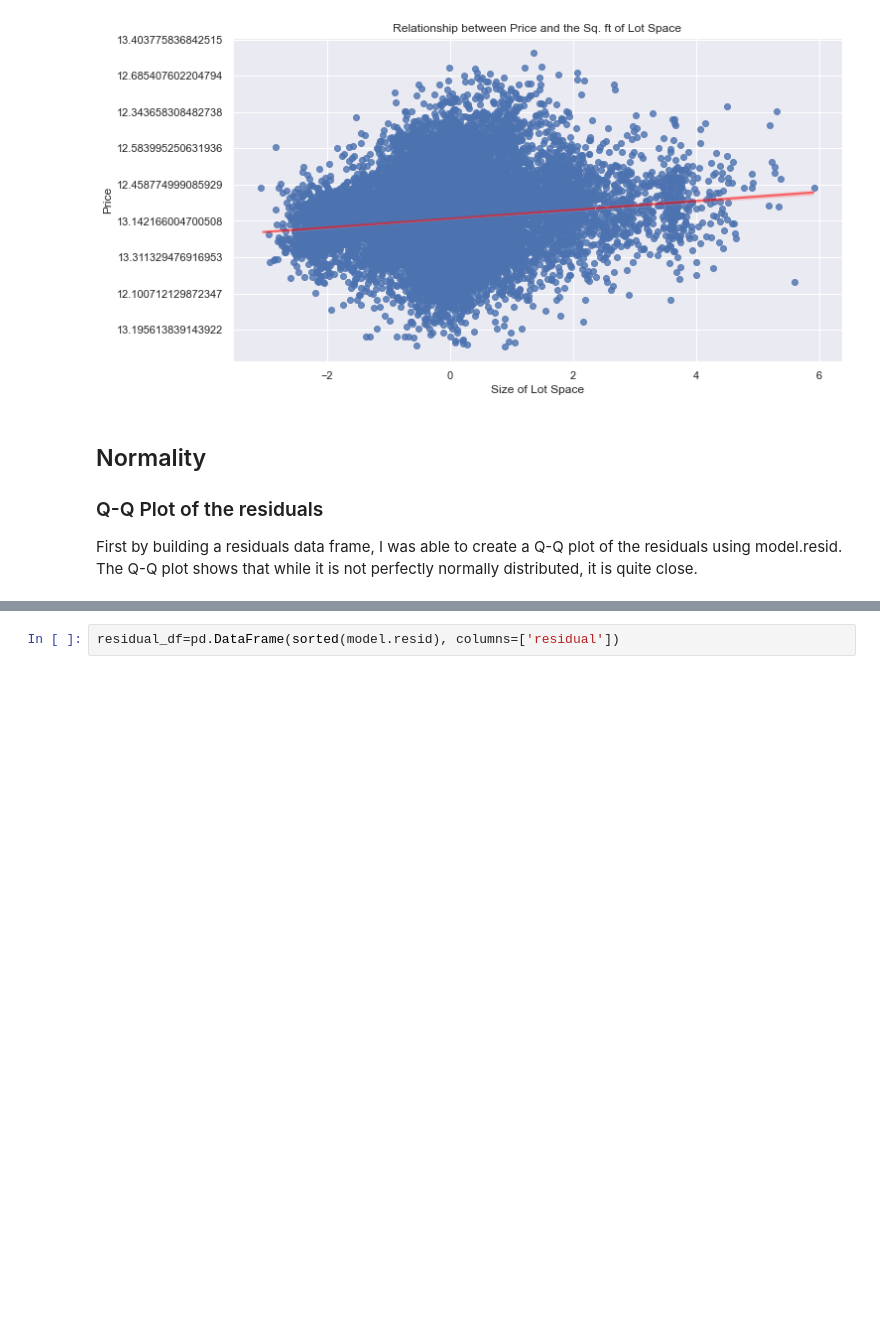
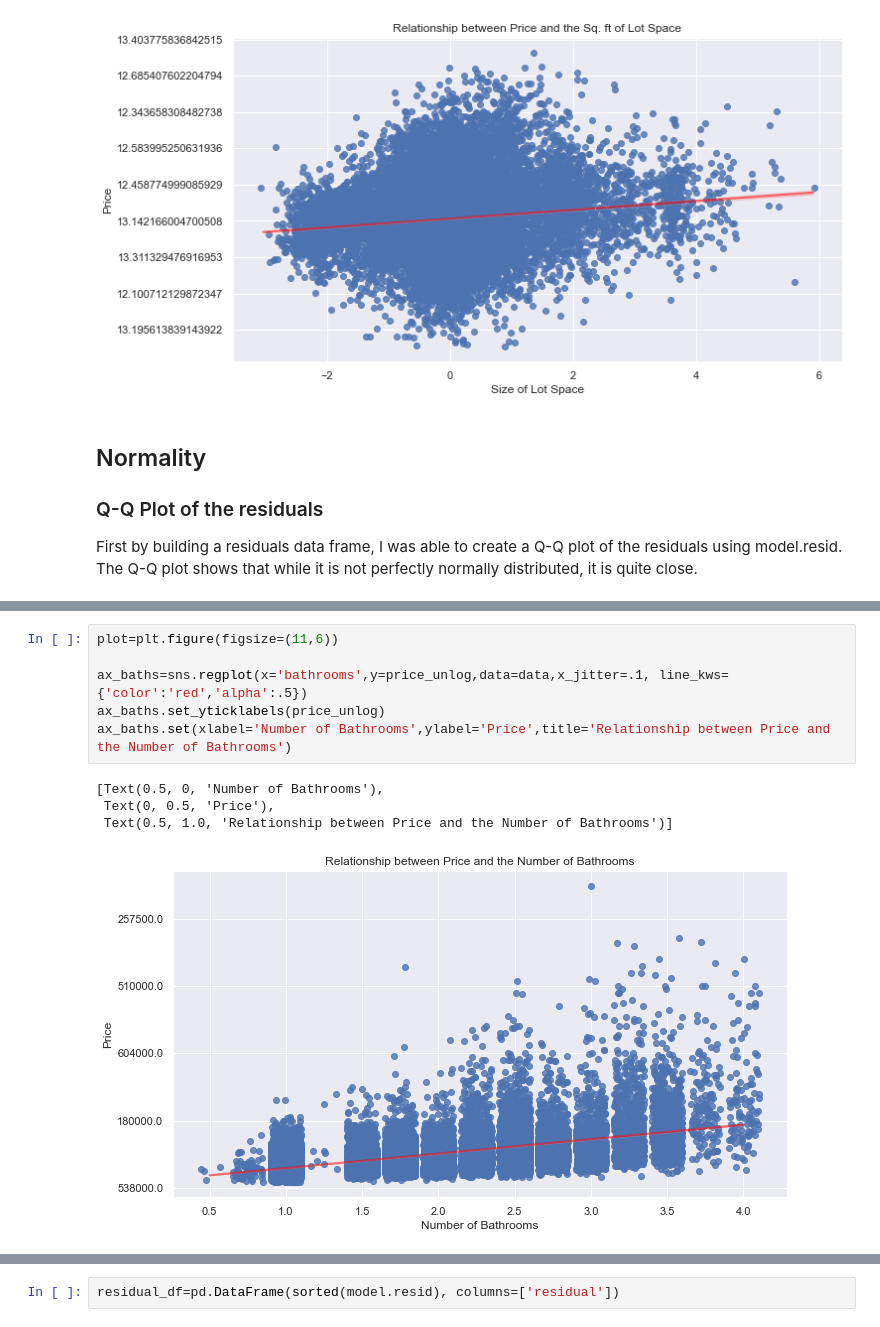
Before and after one commit to samlimish/project2, a Jupyter notebook: Project_2_KC.ipynb, the cells around one changed output, grey strips where cells are left out. Cells and saved outputs as stored; diff of their text form; blank space fills up the shorter version.

```diff
--- a/Project_2_KC.ipynb
+++ b/Project_2_KC.ipynb
@@ -869,0 +905,11 @@ First by building a residuals data frame, I was able to create a Q-Q plot of the
+# %%
+plot=plt.figure(figsize=(11,6))
+
+ax_baths=sns.regplot(x='bathrooms',y=price_unlog,data=data,x_jitter=.1, line_kws={'color':'red','alpha':.5})
+ax_baths.set_yticklabels(price_unlog)
+ax_baths.set(xlabel='Number of Bathrooms',ylabel='Price',title='Relationship between Price and the Number of Bathrooms')
+# %% [output]
+[Text(0.5, 0, 'Number of Bathrooms'),
+ Text(0, 0.5, 'Price'),
+ Text(0.5, 1.0, 'Relationship between Price and the Number of Bathrooms')]
+[figure, added]
```
Also changed, not shown: parts of 9 cells of this notebook, 1 other file.
